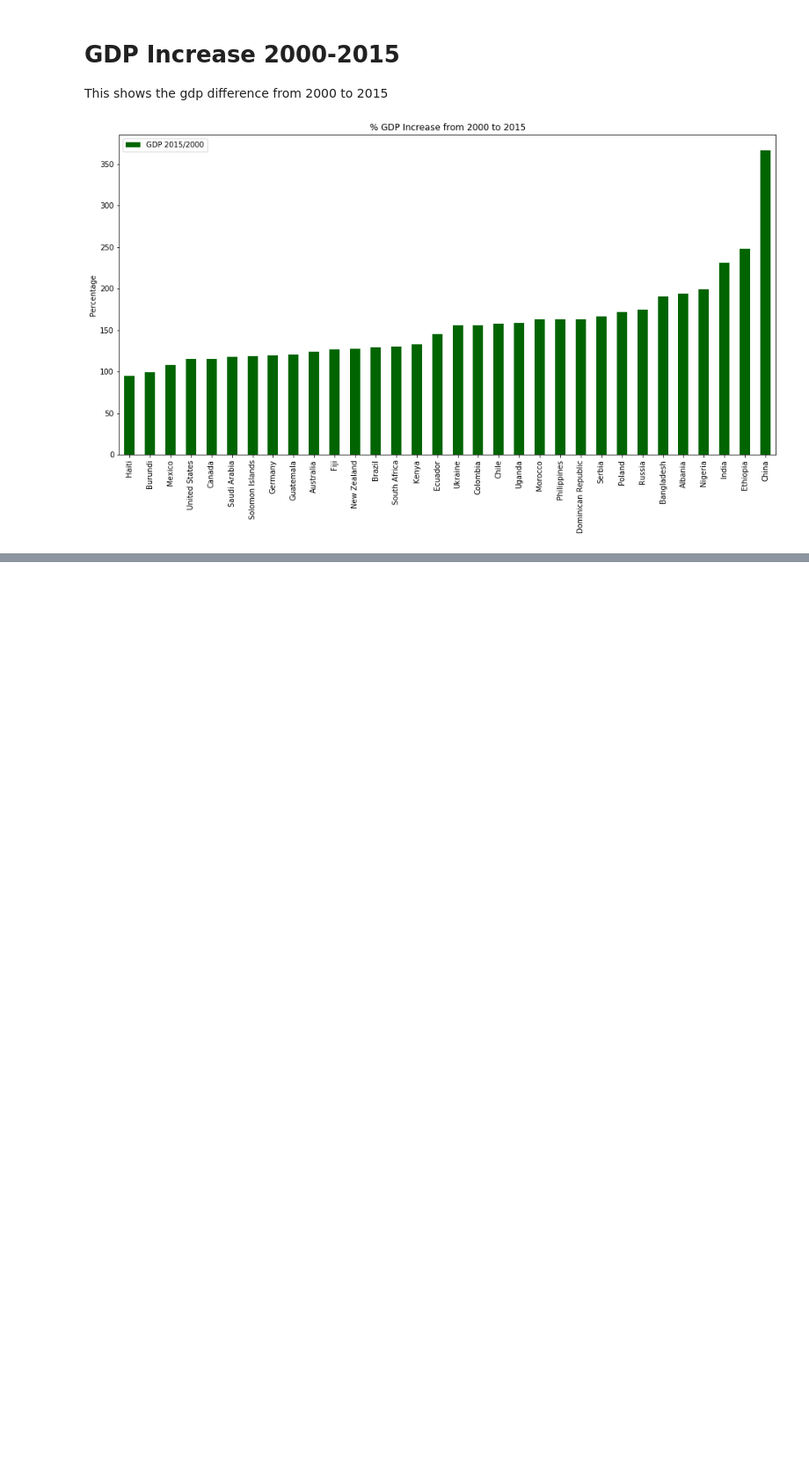
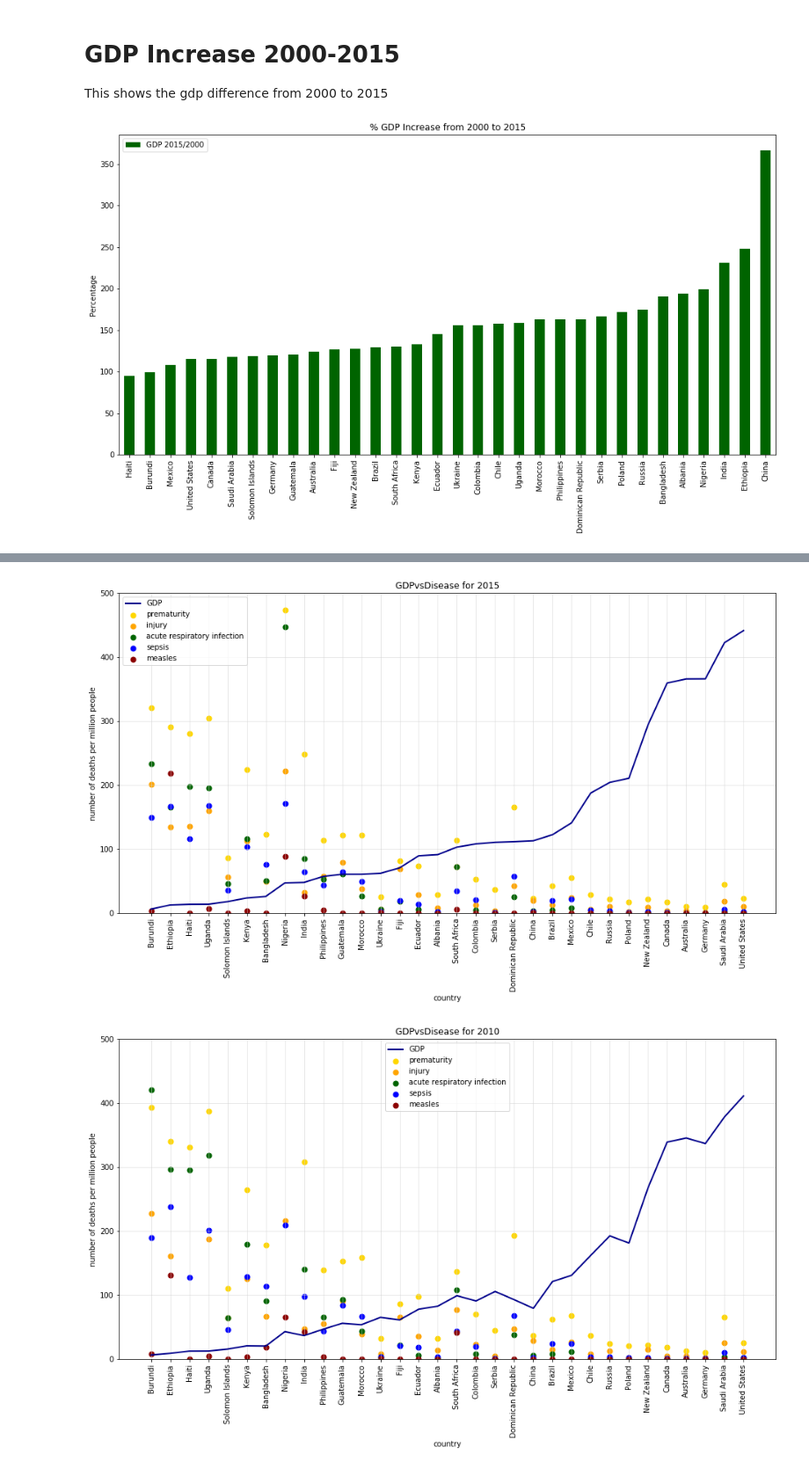
Before and after one commit to nairbdev2/Child_Mortality_Analysis_2000_2015, a Jupyter notebook: pnyb_files/CS418_ds_finalproject.ipynb, the cells around one changed output, grey strips where cells are left out. Shown at 88% size. Cells and saved outputs as stored; diff of their text form; code cells hidden in the pictures; blank space fills up the shorter version.

Commit message:
Added GDPvsDisease for each year

```diff
--- a/pnyb_files/CS418_ds_finalproject.ipynb
+++ b/pnyb_files/CS418_ds_finalproject.ipynb
@@ -39,6 +39,7 @@ dfMeasles_mortality = pd.read_csv('../datasets/CleanedDiseases/Cleanedmeasles_mo
 dfPrematurity = pd.read_csv('../datasets/CleanedDiseases/CleanedPrematurity.csv')
 dfSepsis = pd.read_csv('../datasets/CleanedDiseases/CleanedSepsis.csv')
 dfGDP = pd.read_csv('../datasets/CleanedGDP/Clean_gdp2.csv', index_col=0)
+dfGDP2 = pd.read_csv('../datasets/CleanedGDP/Clean_gdp2.csv')
 # %% [markdown]
 <h1> Calculations </h2>
 Gets the pecent of the diseased children over the total population of the country during that year.
@@ -216,0 +305,29 @@ plt.show();
+# %%
+
+
+#plot to show GDPvsDisease
+def plotGDPvsDisease(mergedYear,counter, year):
+    plt.figure(counter, figsize=(16,8))
+    plt.plot('country', 'GDP', data=mergedYear, color='darkblue', linewidth=2, label="GDP")
+    plt.scatter('country', 'prematurity_deaths', data=mergedYear, color='gold', linewidth=2, label="prematurity")
+    plt.scatter('country', 'injuries_deaths', data=mergedYear, color='orange', linewidth=2, label="injury")
+    plt.scatter('country', 'acute_deaths', data=mergedYear, color='darkgreen', linewidth=2, label="acute respiratory infection")
+    plt.scatter('country', 'sepsis_deaths', data=mergedYear, color='blue', linewidth=2, label="sepsis")
+    plt.scatter('country', 'measles_deaths', data=mergedYear, color='darkred', linewidth=2, label="measles")
+    plt.title("GDPvsDisease for " + year)
+    plt.xlabel('country')
+    plt.ylabel('number of deaths per million people')
+    plt.legend(loc='center')
+    plt.grid(linestyle='-', linewidth='0.5', color='lightgray')
+    plt.xticks(rotation = 90)
+    plt.legend()
+    plt.ylim(0,500)
+    plt.show();
+
+plotGDPvsDisease(merged2015, 1, '2015');
+plotGDPvsDisease(merged2010, 2, '2010');
+plotGDPvsDisease(merged2005, 3, '2005');
+plotGDPvsDisease(merged2000, 4, '2000');
+# %% [output]
+[figure, added]
+[figure, added]
```
Also changed, not shown: parts of 6 cells of this notebook, 1 other file.
